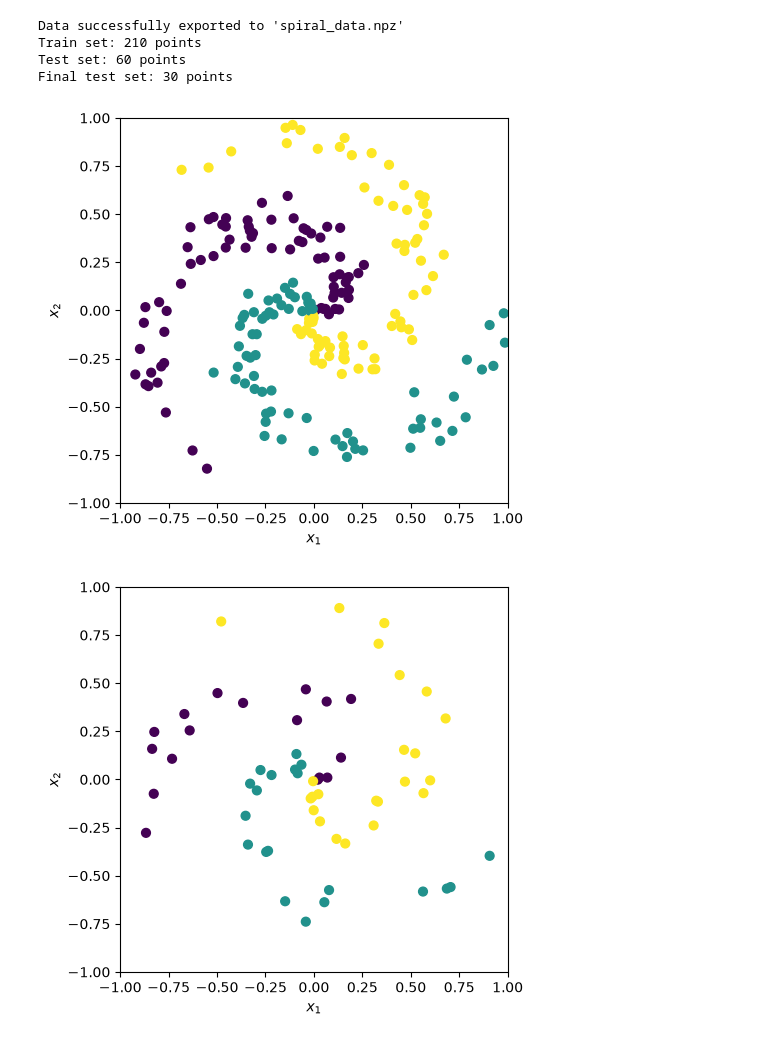
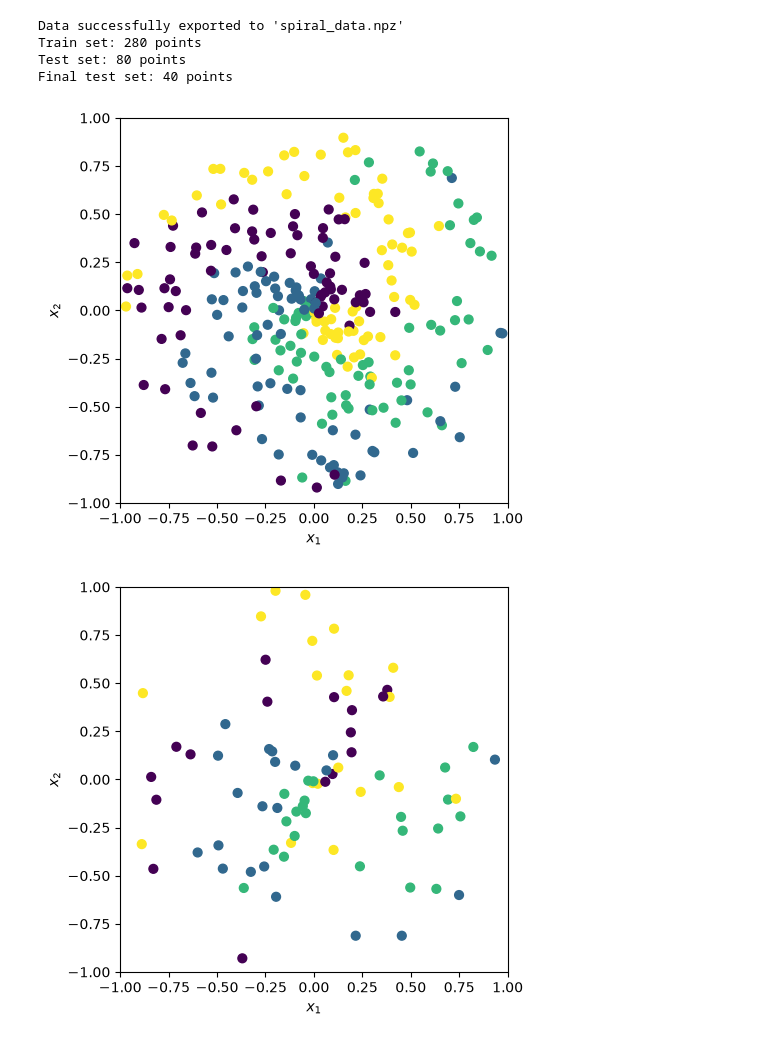
Before and after one commit to brettmeggison-arch/MLSpiral, a Jupyter notebook: initialize.ipynb, the cells around one changed output. Drawn from its saved outputs; the diff is of its cells as text; code cells hidden in the pictures.

```diff
--- a/initialize.ipynb
+++ b/initialize.ipynb
@@ -3,8 +3,8 @@
 #Edit to try different scenarios
 #################################################
 N = 100 # number of points per branch
-K = 3  # number of branches
-mag_noise = 0.3  # controls how much noise gets added to the data
+K = 4  # number of branches
+mag_noise = 0.7  # controls how much noise gets added to the data
 dTheta    = 4    # difference in theta in each branch
 #################################################
 
@@ -65,35 +65,35 @@ fig = plt.figure(1, figsize=(5,5))
 # Plotting just the training set to verify the spiral shape is intact
 plt.scatter(x_train[:, 0], x_train[:, 1], c=y_train, s=40)
 plt.xlim([-1,1])
 plt.ylim([-1,1])
 plt.xlabel(r'$x_1$')
 plt.ylabel(r'$x_2$')
 plt.savefig('spiral_data.pdf', bbox_inches="tight")
 plt.show()
 
 ### Plot the test data set: ###
 fig = plt.figure(1, figsize=(5,5))
 plt.scatter(x_test[:, 0], x_test[:, 1], c=y_test, s=40)
 plt.xlim([-1,1])
 plt.ylim([-1,1])
 plt.xlabel(r'$x_1$')
 plt.ylabel(r'$x_2$')
 plt.savefig('spiral_data.pdf', bbox_inches="tight")
 plt.show()
 
 ### Plot the verification data set: ###
 fig = plt.figure(1, figsize=(5,5))
 plt.scatter(x_final_test[:, 0], x_final_test[:, 1], c=y_final_test, s=40)
 plt.xlim([-1,1])
 plt.ylim([-1,1])
 plt.xlabel(r'$x_1$')
 plt.ylabel(r'$x_2$')
 plt.savefig('spiral_data.pdf', bbox_inches="tight")
 plt.show()
 # %% [output]
 Data successfully exported to 'spiral_data.npz'
-Train set: 210 points
-Test set: 60 points
-Final test set: 30 points
+Train set: 280 points
+Test set: 80 points
+Final test set: 40 points
-[figure, old version]
+[figure, new version]
-[figure, old version]
+[figure, new version]
```
Also changed, not shown: parts of 1 cell of this notebook, 4 other files.
